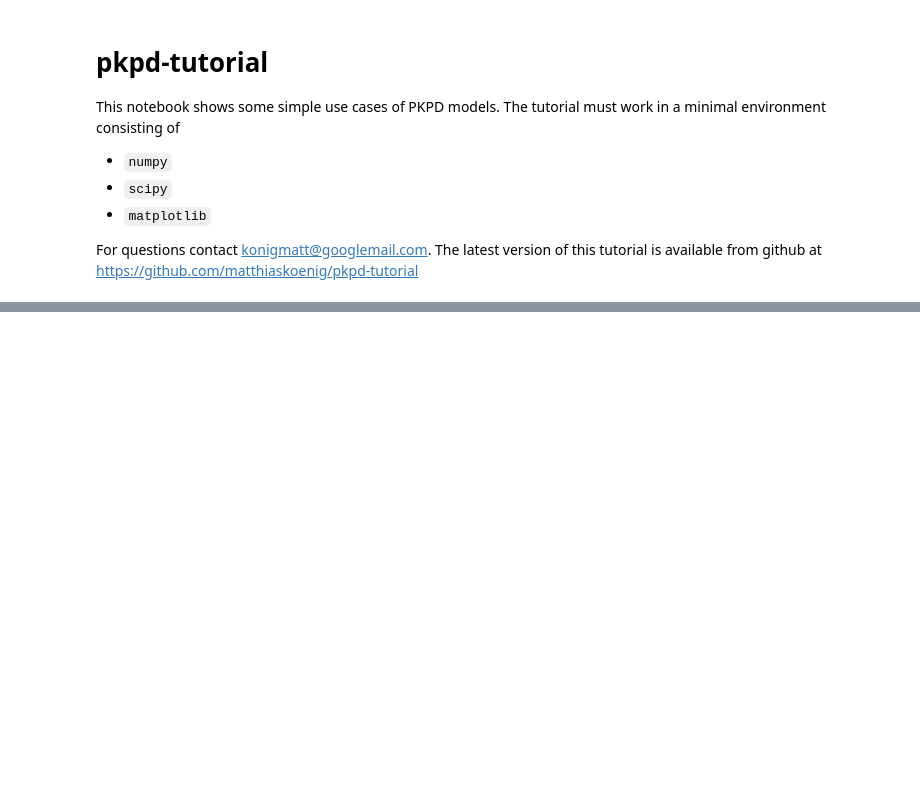
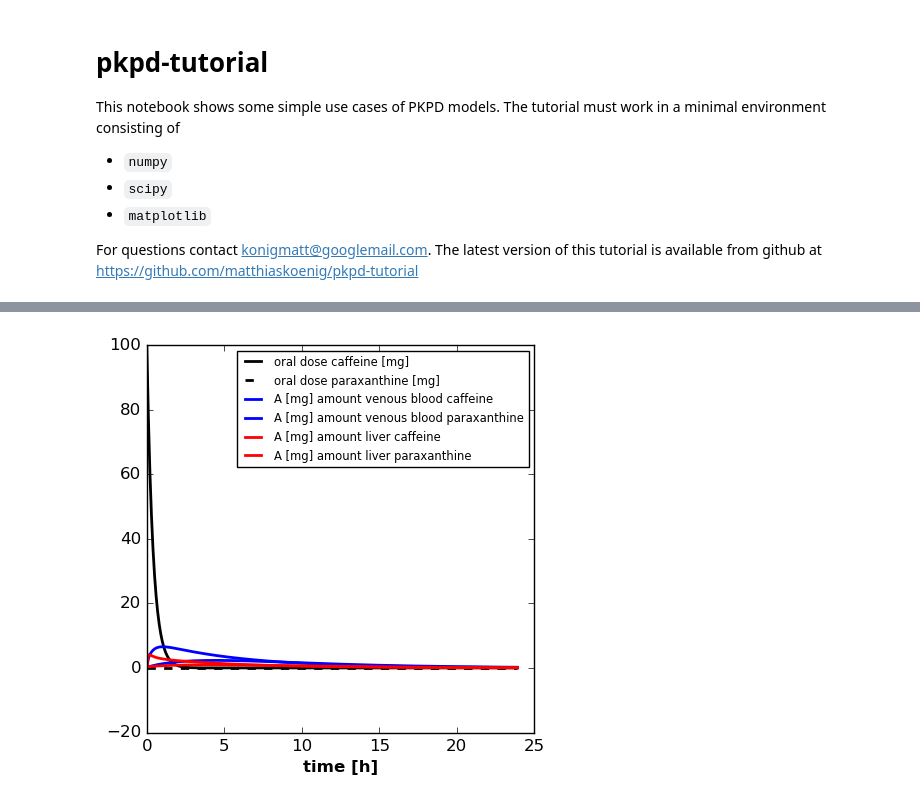
Before and after one commit to matthiaskoenig/pkpd-course, a Jupyter notebook: notebooks/pkpd-tutorial.ipynb, the cells around one changed output, grey strips where cells are left out. Saved outputs shown, nothing was run; the diff lists cells and outputs as text; code cells hidden in the pictures; blank space fills up the shorter version.

```diff
--- a/notebooks/pkpd-tutorial.ipynb
+++ b/notebooks/pkpd-tutorial.ipynb
@@ -45,3 +58,24 @@ plt.show ()
+# %%
+# plot caffeine and paraxanthine
+f1, ax1 = plt.subplots(1, 1, figsize=(5,5), dpi=80)
+
+# oral dose
+ax1.plot(T, X[:,15], color='black', linewidth=2, label=caffeine.x_names[15])
+ax1.plot(T, X[:,18], color='black', linewidth=2, linestyle='--', label=caffeine.x_names[18])
+
+# venous blood amounts
+ax1.plot(T, X[:,14], color='blue', linewidth=2, label=caffeine.x_names[14])
+ax1.plot(T, X[:,17], color='blue', linewidth=2, label=caffeine.x_names[17])
+# liver blood amounts
+ax1.plot(T, X[:,2], color='red', linewidth=2, label=caffeine.x_names[2])
+ax1.plot(T, X[:,9], color='red', linewidth=2, label=caffeine.x_names[9])
+
+ax1.set_xlabel('time [h]')
+ax1.legend()
+
+plt.show()
+# %% [output]
+[figure, added]
 # %%
 # Estimation of your caffeine level
 figures caffeine_doses.png
```
Also changed, not shown: parts of 3 cells of this notebook, 2 other files.
